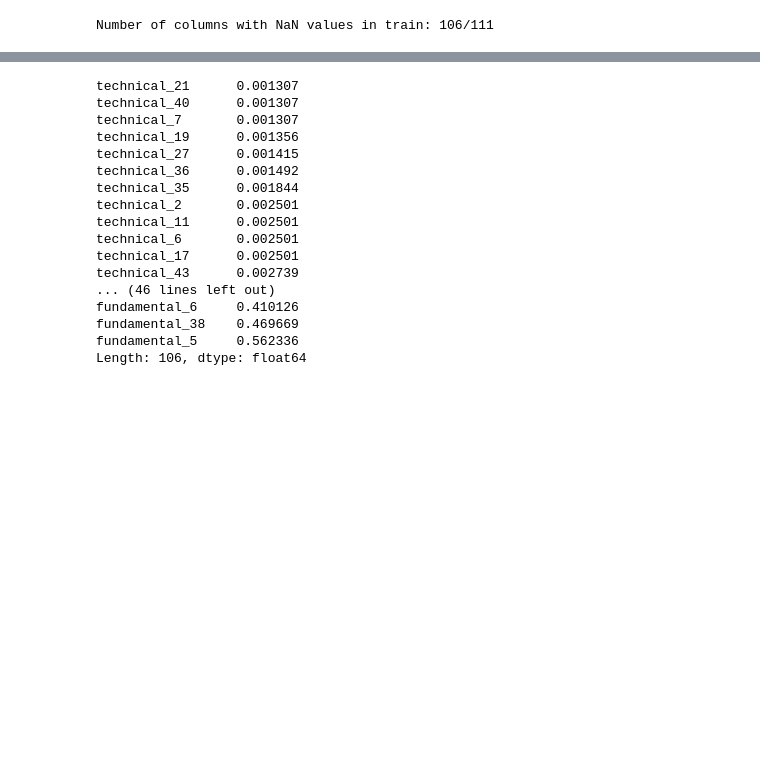
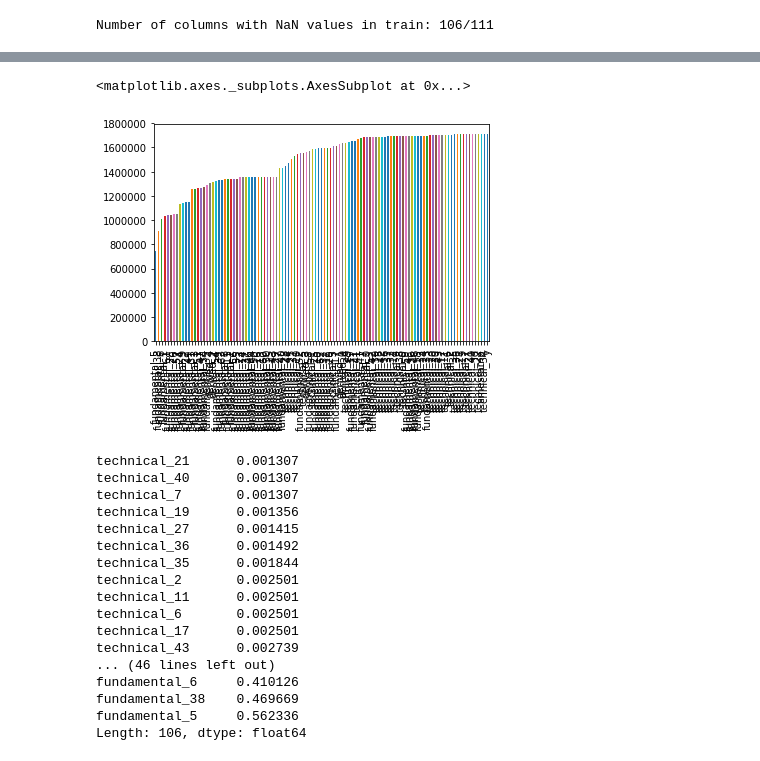
Before and after one commit to surfertas/machine_learning, a Jupyter notebook: kaggle/two_sigma_financial/2-0-two_sigma_financial_model_data_exploration_nans.ipynb, the cells around one changed output, grey strips where cells are left out. Saved outputs shown, nothing was run; the diff lists cells and outputs as text; code cells hidden in the pictures; blank space fills up the shorter version.

```diff
--- a/kaggle/two_sigma_financial/2-0-two_sigma_financial_model_data_exploration_nans.ipynb
+++ b/kaggle/two_sigma_financial/2-0-two_sigma_financial_model_data_exploration_nans.ipynb
@@ -70,0 +98,3 @@ Number of columns with NaN values in train: 106/111
+# %%
+ncount_sorted = df.count().sort_values()
+ncount_sorted
@@ -71,3 +119,8 @@ Number of columns with NaN values in train: 106/111
+# %%
+ncount_sorted.plot.bar()
+# %% [output]
+<matplotlib.axes._subplots.AxesSubplot at 0x...>
+[figure, added]
 # %%
 miss = df.isnull().mean()
 miss = miss[miss > 0]
```
Also changed, not shown: parts of 10 cells of this notebook.
